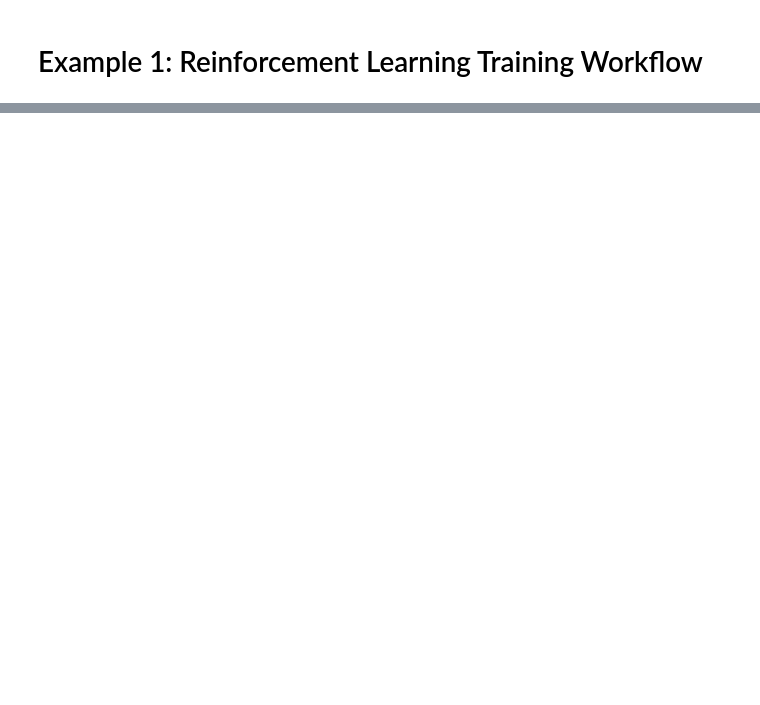
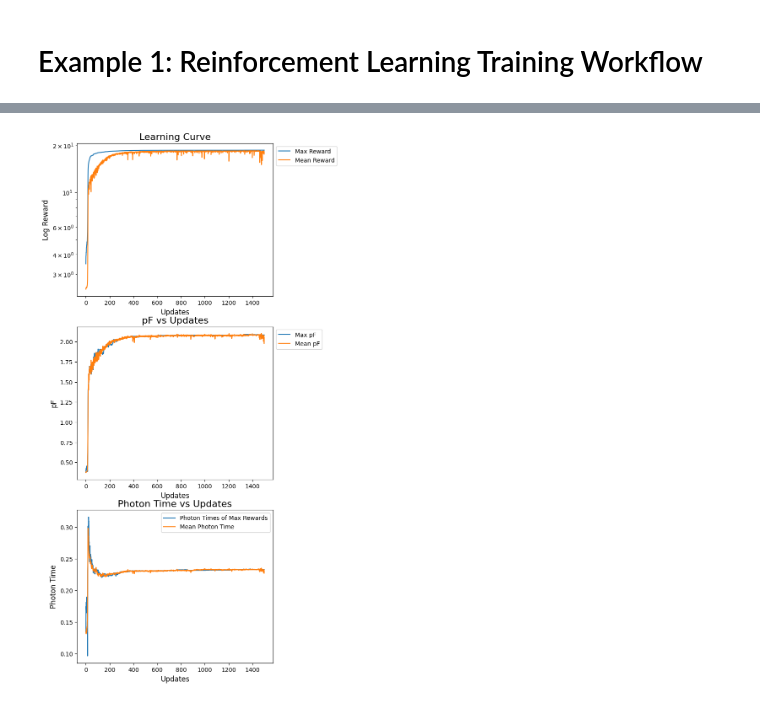
Before and after one commit to AnikenC/DeepQuantumRL, a Jupyter notebook: example_1.ipynb, the cells around one changed output, grey strips where cells are left out. Cells and saved outputs as stored; diff of their text form; code cells hidden in the pictures; blank space fills up the shorter version.

```diff
--- a/example_1.ipynb
+++ b/example_1.ipynb
@@ -73,0 +122,65 @@ config = {
+# %%
+# Extracting Results
+
+metrics = single_result["metrics"]
+
+max_actions = metrics["action of max"]
+max_rewards = metrics["max reward obtained"]
+max_photons = metrics["photon at max"]
+max_pFs = metrics["pF at max"]
+max_times = metrics["photon time of max"]
+mean_rewards = metrics["mean batch reward"]
+mean_pFs = metrics["mean batch pF"]
+mean_photons = metrics["mean batch photon"]
+mean_photon_times = metrics["mean batch photon time"]
+# %%
+# Evaluating the Learning Curve and Learning Metrics
+
+def plot_general_stats(results_obj, end_update: int, xsize: Optional[int] = 12, tsize: Optional[int] = 20):
+
+    a, b, c = jnp.arange(3)
+
+    fig, ax = plt.subplots(3, figsize=(6.0, 16.0))
+
+    max_rewards = jnp.mean(metrics["max reward obtained"], axis=1)[:end_update]
+    mean_rewards = jnp.mean(metrics["mean batch reward"], axis=1)[:end_update]
+
+    max_pFs = jnp.mean(metrics["pF at max"], axis=1)[:end_update]
+    mean_pFs = jnp.mean(metrics["mean batch pF"], axis=1)[:end_update]
+
+    max_times = jnp.mean(metrics["photon time of max"], axis=1)[:end_update]
+    mean_photon_times = jnp.mean(metrics["mean batch photon time"], axis=1)[:end_update]
+
+    ax[a].plot(max_rewards, label=f'Max Reward')
+    ax[a].plot(mean_rewards, label=f'Mean Reward')
+
+    ax[b].plot(max_pFs, label=f'Max pF')
+    ax[b].plot(mean_pFs, label=f'Mean pF')
+
+    ax[c].plot(max_times, label=f'Photon Times of Max Rewards')
+    ax[c].plot(mean_photon_times, label=f'Mean Photon Time')
+
+    b_plot = (1., 1.)
+    ysize = xsize
+
+    ax[a].legend(bbox_to_anchor=b_plot)
+    ax[a].set_xlabel('Updates', fontsize=xsize)
+    ax[a].set_ylabel('Log Reward', fontsize=ysize)
+    ax[a].set_yscale('log')
+    ax[a].set_title('Learning Curve', fontsize=tsize)
+
+    ax[b].legend(bbox_to_anchor=b_plot)
+    ax[b].set_xlabel('Updates', fontsize=xsize)
+    ax[b].set_ylabel('pF', fontsize=ysize)
+    ax[b].set_title('pF vs Updates', fontsize=tsize)
+
+    ax[c].legend(bbox_to_anchor=b_plot)
+    ax[c].set_xlabel('Updates', fontsize=xsize)
+    ax[c].set_ylabel('Photon Time', fontsize=ysize)
+    ax[c].set_title('Photon Time vs Updates', fontsize=tsize)
+
+    plt.show()
+
+plot_general_stats(metrics, end_update=1500, xsize=12, tsize=16)
+# %% [output]
+[figure, added]
```
Also changed, not shown: parts of 4 cells of this notebook, 2 other files.
